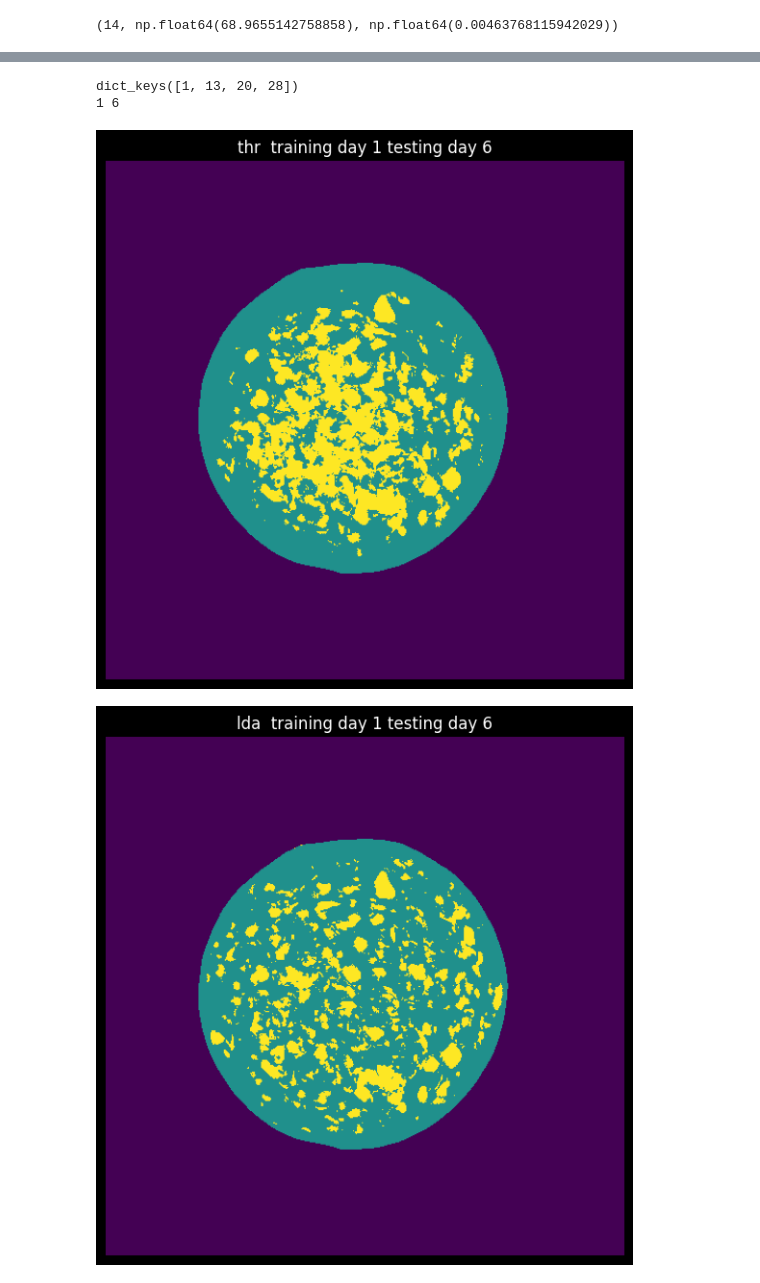
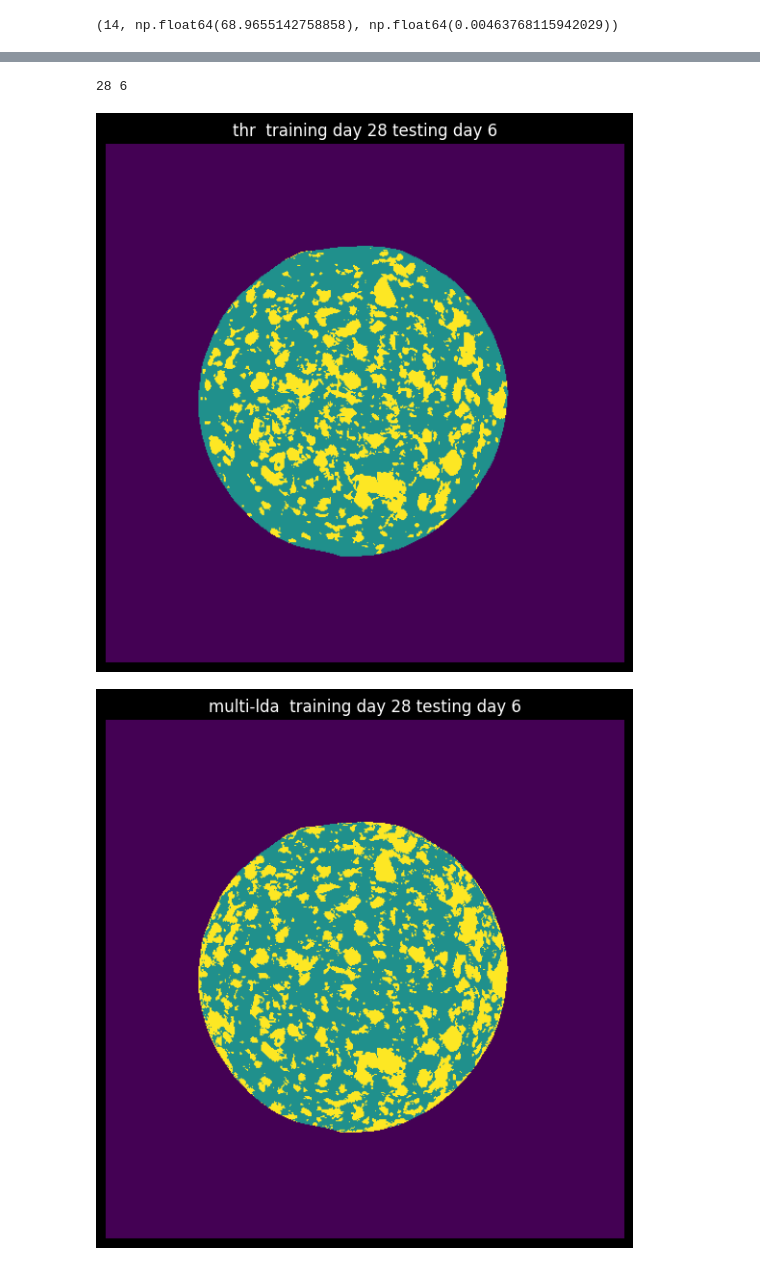
Before and after one commit to miprimerachamba/Salami-spectroscopy, a Jupyter notebook: salami_2.ipynb, the cells around one changed output, grey strips where cells are left out. Cells and saved outputs as stored; diff of their text form; code cells hidden in the pictures.

Commit message:
cleaned up version of salami_2.ipynb, forgot to mention in prev push that it also fixes missing pixels in plot and classification

```diff
--- a/salami_2.ipynb
+++ b/salami_2.ipynb
@@ -68,9 +68,3 @@ def eval_lda(fatPix, meatPix, w, c):
     fat_wrong  = np.sum((fatPix  @ w + c) < 0)
     meat_wrong = np.sum((meatPix @ w + c) >= 0)
     return (fat_wrong + meat_wrong) / (Nf + Nm)
-
-Sigma,w,c = train_lda(fatPix, meatPix)
-
-err_lda = eval_lda(fatPix, meatPix, w, c)
-
-err_lda
@@ -105,7 +98,10 @@ for i, d_train in enumerate(days):
     # train both models on this day
     best_l, _, thr_best = train_thr_model(fat_train, meat_train)
     _, w, c = train_lda(fat_train, meat_train)
-    c_w_prior_d = c + np.log(0.3) - np.log(0.7)
+    pf=0.3
+    pm=0.7
+    log_prior=np.log(pf) - np.log(pm)
+    c_w_prior_d = c + log_prior
 
     # test on other days
     for j, d_test in enumerate(days):
@@ -137,17 +133,17 @@ for i, d_train in enumerate(days):
 
         results_all_days.append({"train": d_train,
                                  "test": d_test,
-                                 "thr_err": thr_err,
-                                 "lda_err": lda_err,
-                                 "lda_w_prior_err": lda_w_prior_err,
-                                 "thr_proportion": proportion(cls_thr),
-                                 "LDA_proportion": proportion(cls_lda),
-                                 "LDA_prior_proportion": proportion(cls_lda_prior),})
+                                 "thr err": thr_err,
+                                 "lda err": lda_err,
+                                 "lda prior err": lda_w_prior_err,
+                                 "thr prop": proportion(cls_thr),
+                                 "LDA prop": proportion(cls_lda),
+                                 "LDA prior prop": proportion(cls_lda_prior),})
 
         classifications[d_train].update({d_test :  { "training_day" : d_train,
                                 "testing_day" : d_test,
                                 "thr":cls_thr,
-                               "lda":cls_lda,
+                               "multi-lda":cls_lda,
                                "lda_prior":cls_lda_prior}})
 
 
@@ -175,16 +171,15 @@ print(df.to_string(index=False))
 # %%
-print(classifications[6].keys())
-day = classifications[1]
-day = day[6]
-print(day["training_day"], day["testing_day"])
-for model in ["thr", "lda", "lda_prior"]:
+# plot classification for given training and test day
+training_day = classifications[28]
+test_day = training_day[6]
+print(test_day["training_day"], test_day["testing_day"])
+for model in ["thr", "multi-lda", "lda_prior"]:
     plt.figure(figsize=(7, 7))
-    plt.imshow(day[model])
-    plt.title(model + " " + " training day " + str(day["training_day"]) +  " testing day " + str(day["testing_day"]))
+    plt.imshow(test_day[model])
+    plt.title(model + " " + " training day " + str(test_day["training_day"]) + " testing day " + str(test_day["testing_day"]))
     plt.axis("off")
     plt.show()
 # %% [output]
-dict_keys([1, 13, 20, 28])
-1 6
+28 6
-[figure, old version]
+[figure, new version]
-[figure, old version]
+[figure, new version]
```
Also changed, not shown: parts of 4 cells of this notebook.
